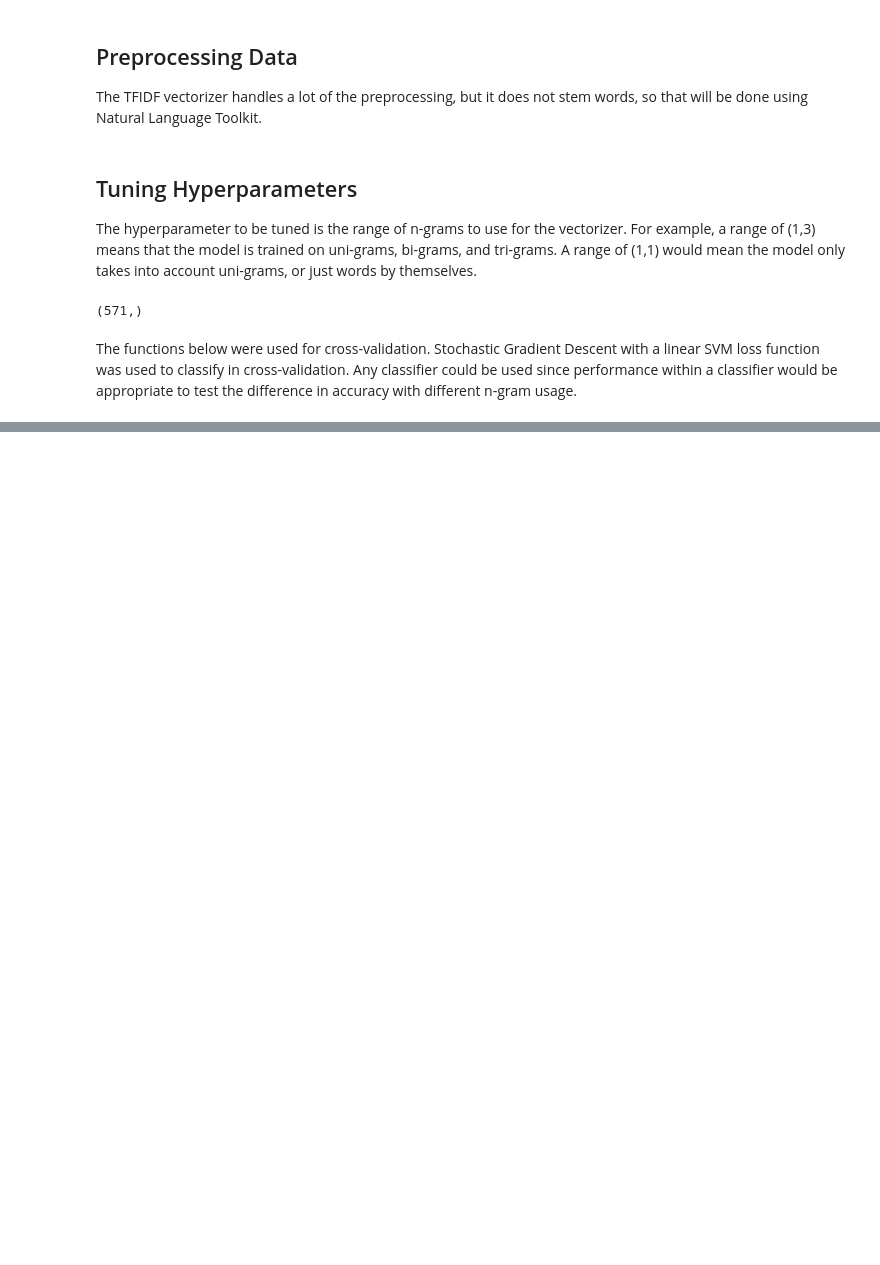
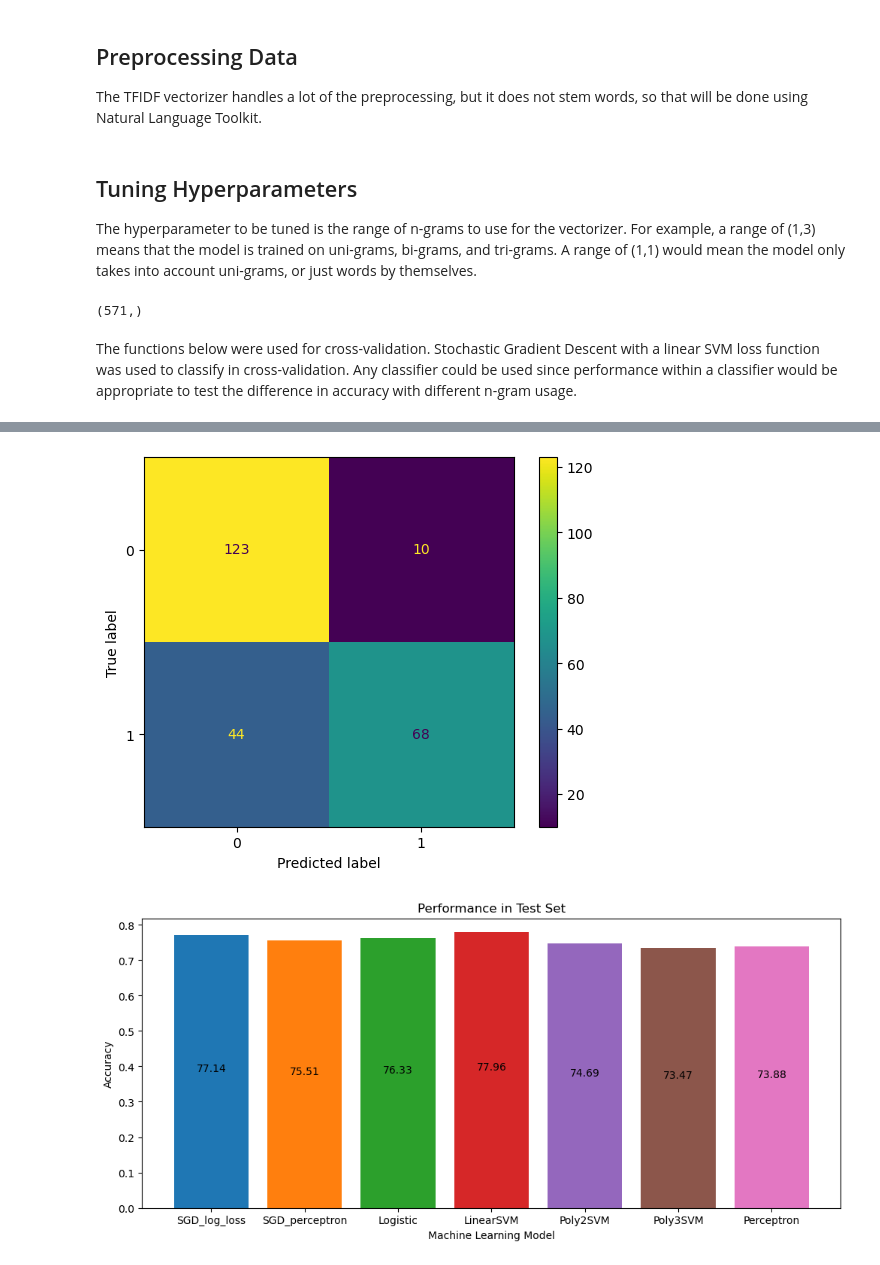
Before and after one commit to ishaansingh99/NLP_FAKE_NEWS_PROJECT, a Jupyter notebook: main.ipynb, the cells around one changed output, grey strips where cells are left out. Saved outputs shown, nothing was run; the diff lists cells and outputs as text; code cells hidden in the pictures; blank space fills up the shorter version.

```diff
--- a/main.ipynb
+++ b/main.ipynb
@@ -279,0 +252,27 @@ plt.bar('Perceptron',accuracy_score(y_test,pred_test_labels))
+# %%
+from sklearn.metrics import confusion_matrix, ConfusionMatrixDisplay
+
+#Getting feature matrices
+X_train_features, X_test_features, vocab = FeatureExtraction(X_train,X_test,2,3,max_df=bestMaxDf,min_df=bestMinDf)
+
+#Classification
+methods = ['SGD_log_loss','SGD_perceptron','Logistic','LinearSVM','Poly2SVM','Poly3SVM','Perceptron']
+scores = []
+for method in methods:
+    pred_train_labels, pred_test_labels = Classify(X_train_features,X_test_features,y_train,method=method)
+    scores.append(accuracy_score(y_test,pred_test_labels))
+    if method == 'LinearSVM':
+        ConfusionMatrixDisplay.from_predictions(y_test,pred_test_labels)
+
+plt.figure(figsize=(12,5))
+for i in range(len(methods)):
+    plt.bar(methods[i],scores[i],0.8)
+    plt.text(i,scores[i]/2,"%.2f" % (scores[i] * 100),ha="center")
+
+plt.title("Performance in Test Set")
+plt.xlabel("Machine Learning Model")
+plt.ylabel("Accuracy")
+plt.show()
+# %% [output]
+[figure, added]
+[figure, added]
```
Also changed, not shown: parts of 15 cells of this notebook, 2 other files.
